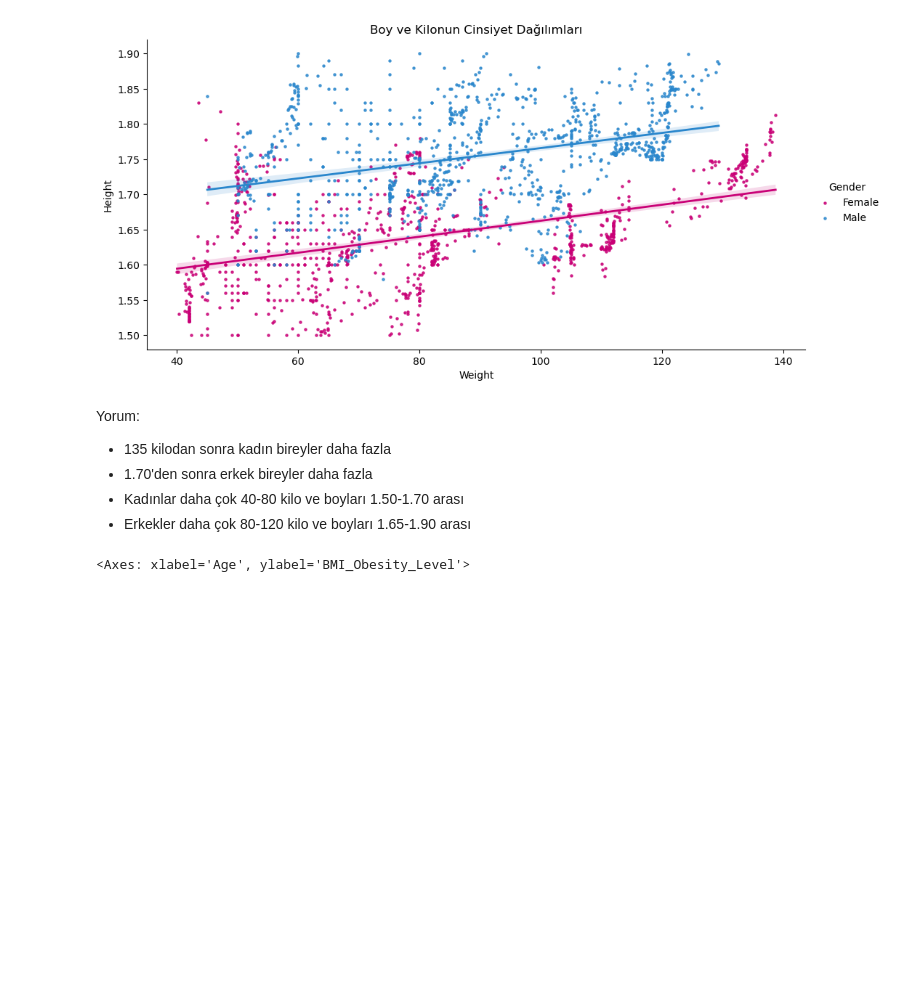
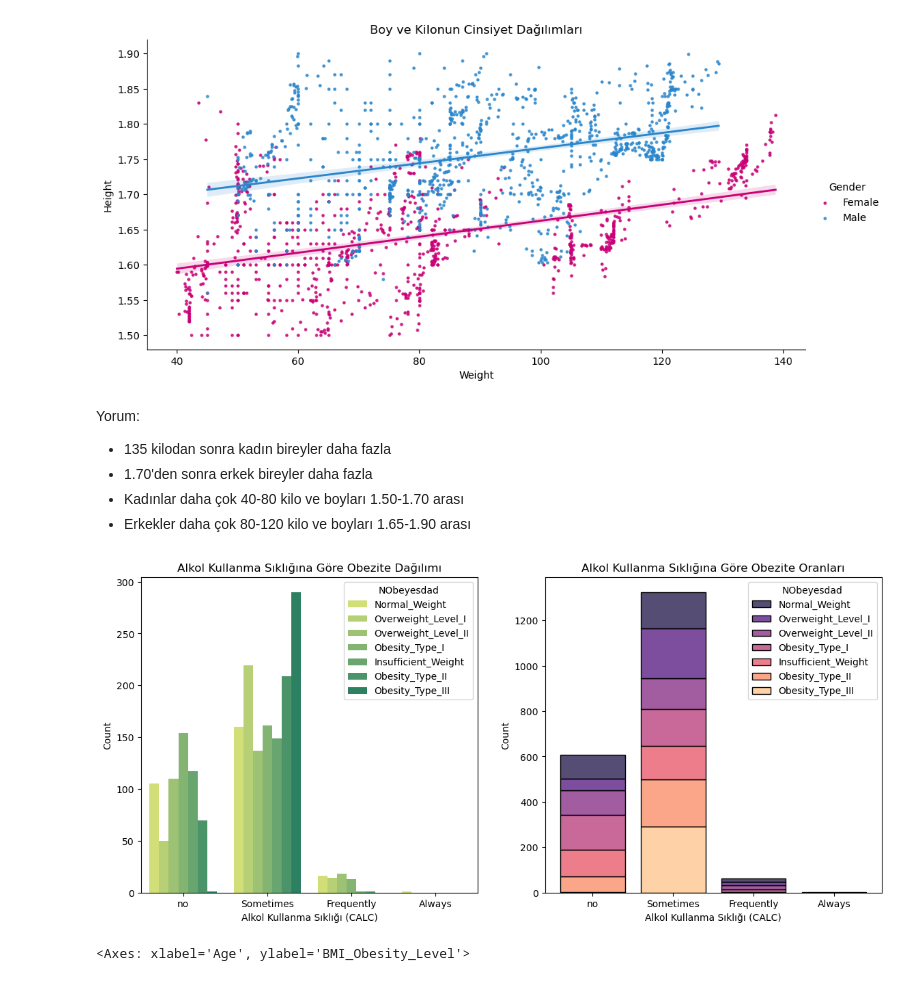
Before and after one commit to Tubaakbas/OBESITY-ML-PROJECT, a Jupyter notebook: obesity-ml-project.ipynb, the cells around one changed output. Saved outputs shown, nothing was run; the diff lists cells and outputs as text; code cells hidden in the pictures; blank space fills up the shorter version.

```diff
--- a/obesity-ml-project.ipynb
+++ b/obesity-ml-project.ipynb
@@ -455,6 +446,27 @@ Yorum:
 - 1.70'den sonra erkek bireyler daha fazla
 - Kadınlar daha çok 40-80 kilo ve boyları 1.50-1.70 arası
 - Erkekler daha çok 80-120 kilo ve boyları 1.65-1.90 arası
+# %%
+# Çizim için subplotlar oluşturun
+fig, axes = plt.subplots(1, 2, figsize=(14, 6))
+
+# Alkol kullanma sıklığına göre vücut kitle indeksi dağılımını gösteren countplot
+sns.countplot(data=obesity_df, x='CALC', hue='NObeyesdad', ax=axes[0], palette="summer_r")
+axes[0].set_title('Alkol Kullanma Sıklığına Göre Obezite Dağılımı')
+axes[0].set_xlabel('Alkol Kullanma Sıklığı (CALC)')
+axes[0].set_ylabel('Count')
+axes[0].legend(title='NObeyesdad')
+
+# Alkol kullanma sıklığına göre vücut kitle indeksi oranlarını gösteren stacked bar plot
+sns.histplot(data=obesity_df, x='CALC', hue='NObeyesdad', multiple="stack", shrink=0.8, ax=axes[1], palette="magma")
+axes[1].set_title('Alkol Kullanma Sıklığına Göre Obezite Oranları')
+axes[1].set_xlabel('Alkol Kullanma Sıklığı (CALC)')
+axes[1].set_ylabel('Count')
+
+# Grafikleri gösterin
+plt.show()
+# %% [output]
+[figure, added]
 # %%
 # BMI indeksine göre obezite seviyesi
 plt.figure(figsize=(10, 5))
```
Also changed, not shown: parts of 2 cells of this notebook.
